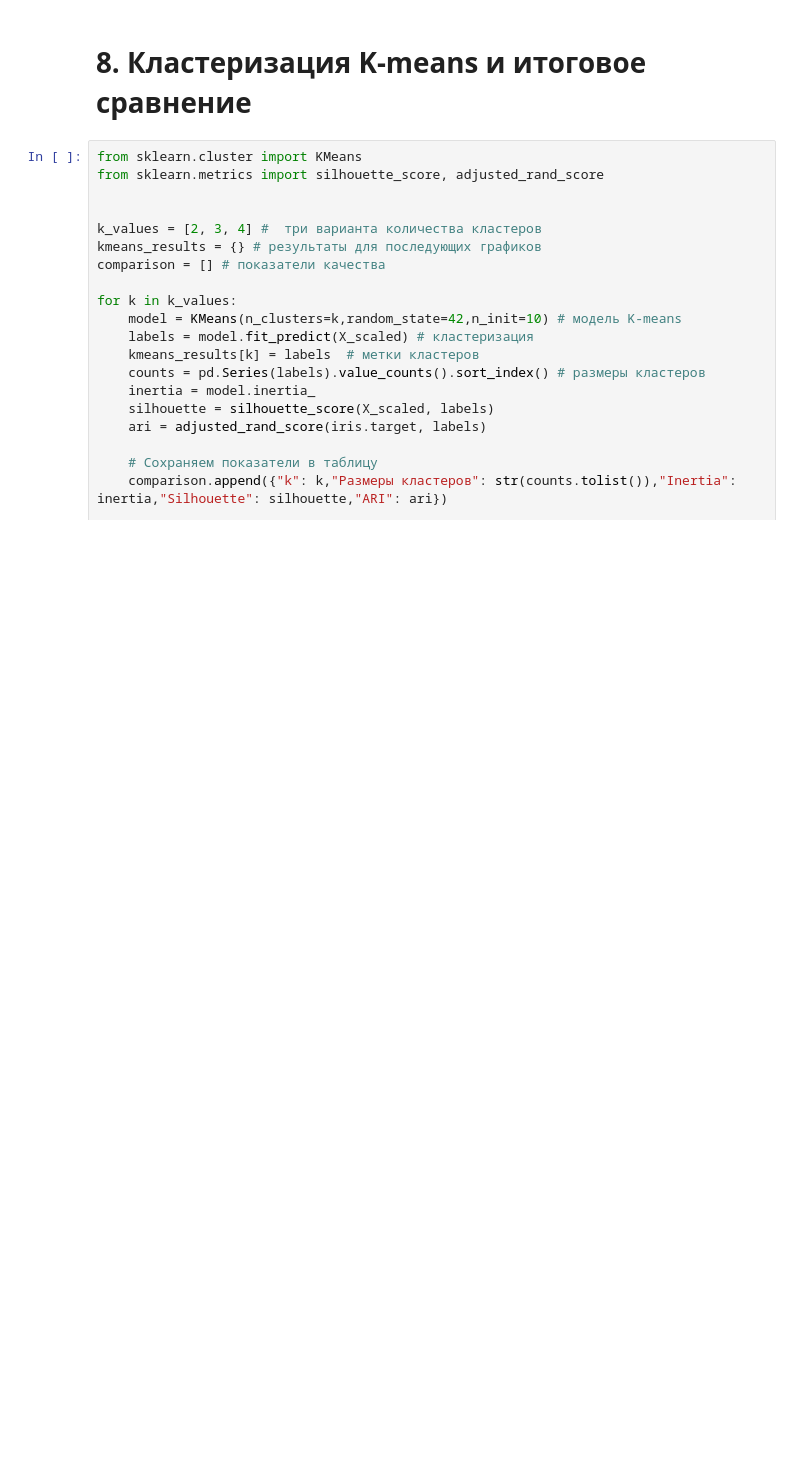
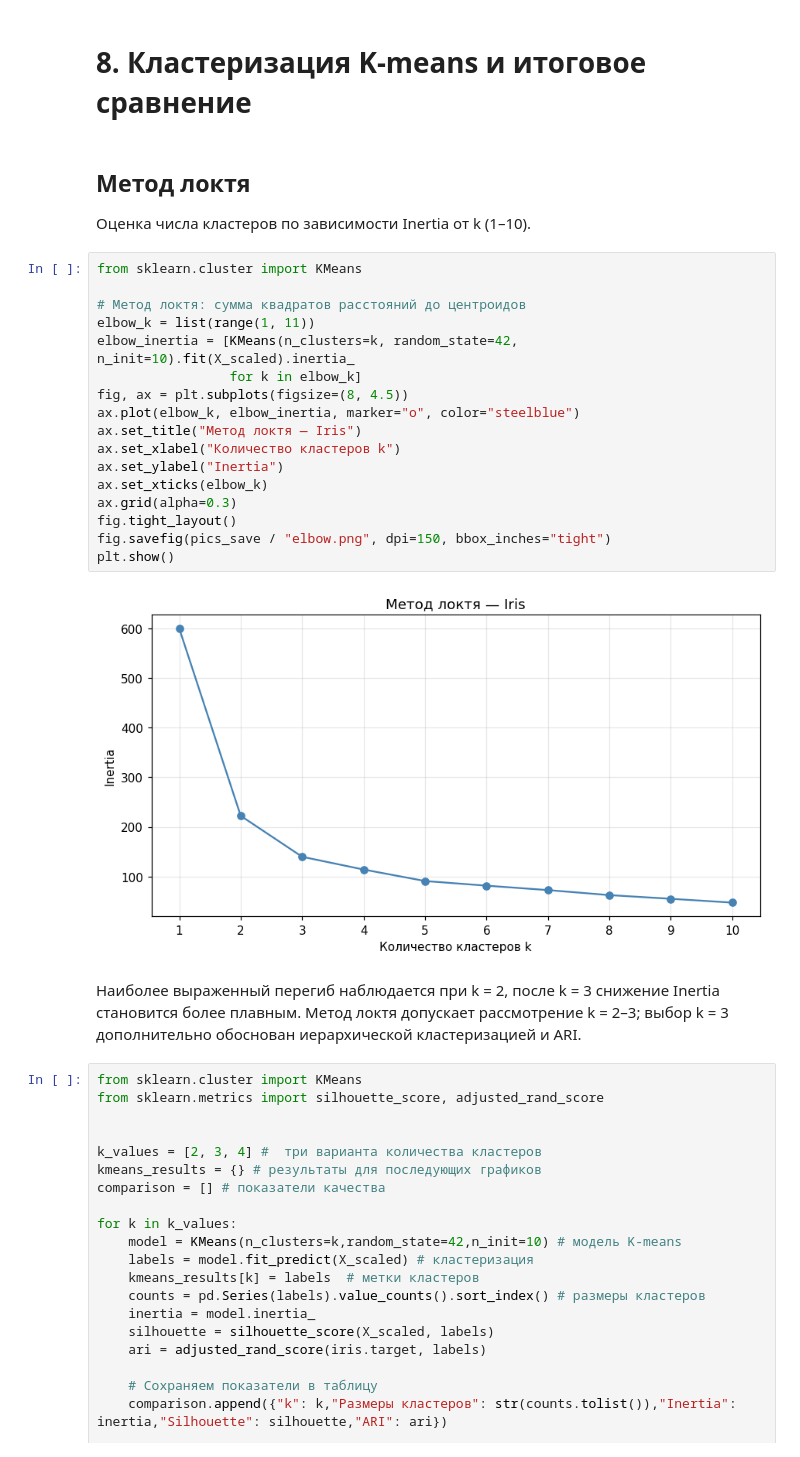
Before and after one commit to infinioka/Labs, a Jupyter notebook: LR2/Notebook/Iris.ipynb, the cells around one changed output. Cells and saved outputs as stored; diff of their text form; blank space fills up the shorter version.

```diff
--- a/LR2/Notebook/Iris.ipynb
+++ b/LR2/Notebook/Iris.ipynb
@@ -321,6 +321,30 @@ plt.show()
 [figure]
 # %% [markdown]
 # 8. Кластеризация K-means и итоговое сравнение
+# %% [markdown]
+## Метод локтя
+Оценка числа кластеров по зависимости Inertia от k (1–10).
+# %%
+from sklearn.cluster import KMeans
+
+# Метод локтя: сумма квадратов расстояний до центроидов
+elbow_k = list(range(1, 11))
+elbow_inertia = [KMeans(n_clusters=k, random_state=42, n_init=10).fit(X_scaled).inertia_
+                 for k in elbow_k]
+fig, ax = plt.subplots(figsize=(8, 4.5))
+ax.plot(elbow_k, elbow_inertia, marker="o", color="steelblue")
+ax.set_title("Метод локтя — Iris")
+ax.set_xlabel("Количество кластеров k")
+ax.set_ylabel("Inertia")
+ax.set_xticks(elbow_k)
+ax.grid(alpha=0.3)
+fig.tight_layout()
+fig.savefig(pics_save / "elbow.png", dpi=150, bbox_inches="tight")
+plt.show()
+# %% [output]
+[figure, added]
+# %% [markdown]
+Наиболее выраженный перегиб наблюдается при k = 2, после k = 3 снижение Inertia становится более плавным. Метод локтя допускает рассмотрение k = 2–3; выбор k = 3 дополнительно обоснован иерархической кластеризацией и ARI.
 # %%
 from sklearn.cluster import KMeans
 from sklearn.metrics import silhouette_score, adjusted_rand_score
```
Also changed, not shown: parts of 1 cell of this notebook, 5 other files.
